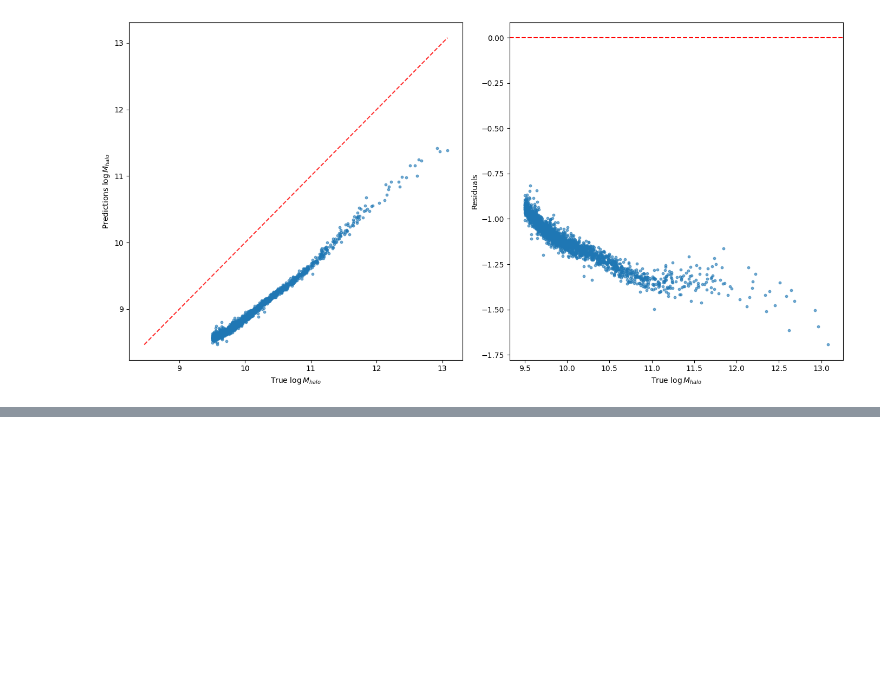
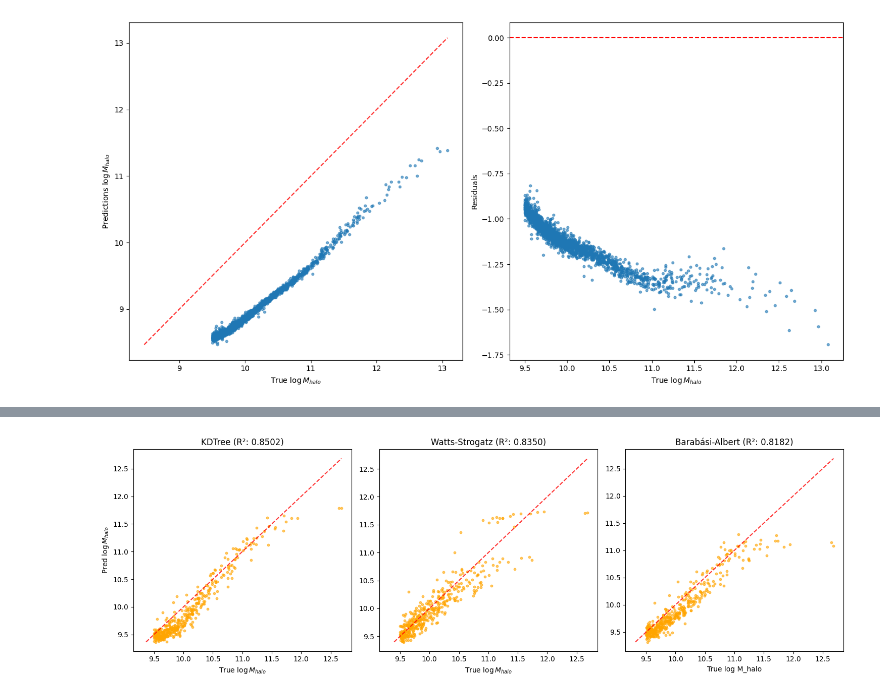
Before and after one commit to abdelrahman-helal/DM_FIREbox, a Jupyter notebook: notebooks/train_graph_variations.ipynb, the cells around one changed output, grey strips where cells are left out. Saved outputs shown, nothing was run; the diff lists cells and outputs as text; code cells hidden in the pictures; blank space fills up the shorter version.

Commit message:
Increase the number of initial nodes for BA graph and compare GNN results

```diff
--- a/notebooks/train_graph_variations.ipynb
+++ b/notebooks/train_graph_variations.ipynb
@@ -161,27 +161,9 @@ plt.show()
 # %% [output]
 [figure]
 # %%
-num_layers = 2
+num_layers = 3
 hidden_channels = 64
 mlp_hidden = 128
 learning_rate = 0.001
 num_epochs = 100
 device = torch.device('cuda' if torch.cuda.is_available() else 'cpu')
-
-print(f"Using device: {device}")
-print(f"Data: {data_kdtree}")
-print(f"Train nodes: {data_kdtree.train_mask.sum()}")
-print(f"Test nodes: {data_kdtree.test_mask.sum()}")
-
-# Initialize model
-model = GraphSAGENet(
-    in_channels=data_kdtree.x.size(1),
-    hidden_channels=hidden_channels,
-    num_layers=num_layers,
-    mlp_hidden=mlp_hidden
-).to(device)
-
-optimizer = torch.optim.Adam(model.parameters(), lr=learning_rate)
-
-print(f"Model: {model}")
-print(f"Number of parameters: {sum(p.numel() for p in model.parameters())}")
@@ -391,0 +462,61 @@ Getting predictions for the entire dataset...
+# %%
+# Get predictions for test set only for each model
+from sklearn.metrics import r2_score
+
+# Get all predictions and filter by test_mask
+all_pred_kdtree = model_kdtree.predict(data_kdtree, device)
+all_true_kdtree = data_kdtree.y.view(-1).cpu()
+test_mask_kdtree = data_kdtree.test_mask.cpu()
+pred_kdtree = all_pred_kdtree[test_mask_kdtree]
+true_kdtree = all_true_kdtree[test_mask_kdtree]
+
+all_pred_ws = model_ws.predict(data_ws, device)
+all_true_ws = data_ws.y.view(-1).cpu()
+test_mask_ws = data_ws.test_mask.cpu()
+pred_ws = all_pred_ws[test_mask_ws]
+true_ws = all_true_ws[test_mask_ws]
+
+all_pred_ba = model_ba.predict(data_ba, device)
+all_true_ba = data_ba.y.view(-1).cpu()
+test_mask_ba = data_ba.test_mask.cpu()
+pred_ba = all_pred_ba[test_mask_ba]
+true_ba = all_true_ba[test_mask_ba]
+
+# Calculate R² for test set
+r2_kdtree = r2_score(true_kdtree.numpy(), pred_kdtree.numpy())
+r2_ws = r2_score(true_ws.numpy(), pred_ws.numpy())
+r2_ba = r2_score(true_ba.numpy(), pred_ba.numpy())
+
+# Create subplot with all three predictions (test set only)
+fig, axes = plt.subplots(1, 3, figsize=(15, 5), sharex=True)
+
+# KDTree plot
+axes[0].scatter(true_kdtree, pred_kdtree, alpha=0.6, s=10, color='orange')
+min_val_kdtree = min(true_kdtree.min(), pred_kdtree.min())
+max_val_kdtree = max(true_kdtree.max(), pred_kdtree.max())
+axes[0].plot([min_val_kdtree, max_val_kdtree], [min_val_kdtree, max_val_kdtree], 'r--', alpha=0.8, label='Perfect prediction')
+axes[0].set_xlabel('True $\log M_{halo}$')
+axes[0].set_ylabel('Pred $\log M_{halo}$')
+axes[0].set_title(f'KDTree (R²: {r2_kdtree:.4f})')
+
+# Watts-Strogatz plot
+axes[1].scatter(true_ws, pred_ws, alpha=0.6, s=10, color='orange')
+min_val_ws = min(true_ws.min(), pred_ws.min())
+max_val_ws = max(true_ws.max(), pred_ws.max())
+axes[1].plot([min_val_ws, max_val_ws], [min_val_ws, max_val_ws], 'r--', alpha=0.8, label='Perfect prediction')
+axes[1].set_xlabel('True $\log M_{halo}$')
+axes[1].set_title(f'Watts-Strogatz (R²: {r2_ws:.4f})')
+
+# Barabási-Albert plot
+axes[2].scatter(true_ba, pred_ba, alpha=0.6, s=10, color='orange')
+min_val_ba = min(true_ba.min(), pred_ba.min())
+max_val_ba = max(true_ba.max(), pred_ba.max())
+axes[2].plot([min_val_ba, max_val_ba], [min_val_ba, max_val_ba], 'r--', alpha=0.8, label='Perfect prediction')
+axes[2].set_xlabel('True $\log M_{halo}$')
+axes[2].set_title(f'Barabási-Albert (R²: {r2_ba:.4f})')
+
+plt.xlabel('True log M_halo')
+plt.tight_layout()
+plt.show()
+# %% [output]
+[figure, added]
```
Also changed, not shown: parts of 8 cells of this notebook, 1 other file.
